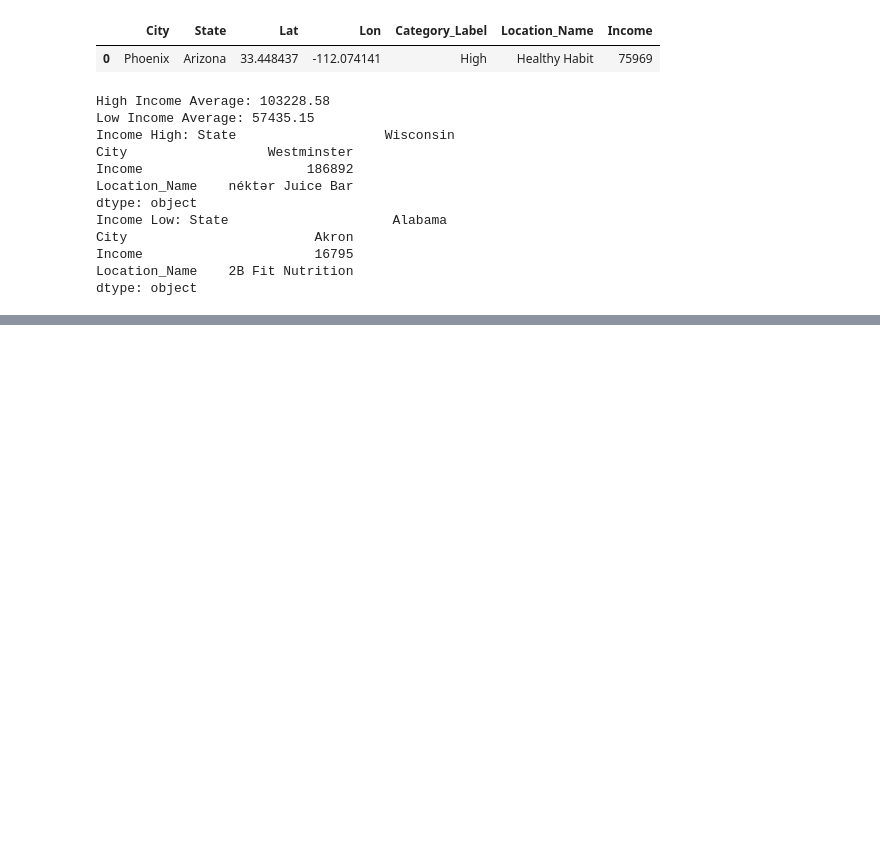
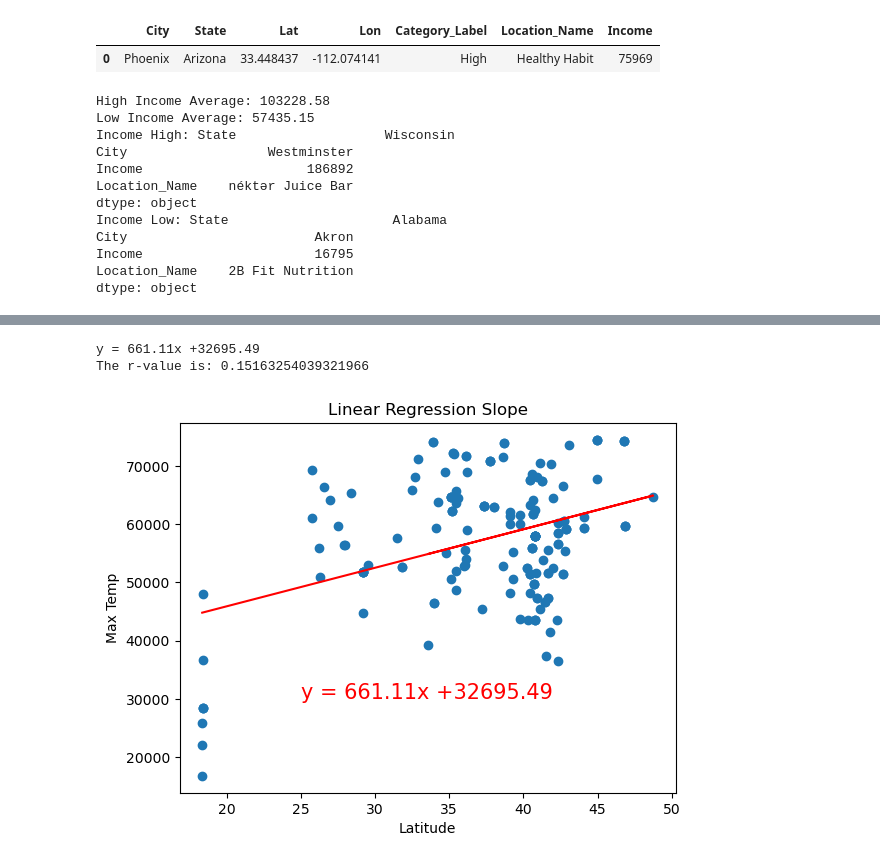
Before and after one commit to bseri0/Proj_1, a Jupyter notebook: py_api/alan_prj_1.ipynb, the cells around one changed output, grey strips where cells are left out. Saved outputs shown, nothing was run; the diff lists cells and outputs as text; code cells hidden in the pictures; blank space fills up the shorter version.

```diff
--- a/py_api/alan_prj_1.ipynb
+++ b/py_api/alan_prj_1.ipynb
@@ -439,0 +499,6 @@ map_plot_nj
+# %%
+liner_regression_plts(no_dups_health_food_df["Lat"][no_dups_health_food_df['Category_Label'] == 'Low'], no_dups_health_food_df[no_dups_health_food_df['Category_Label'] == 'Low']['Income'], "Max Temp", (25, 30000),"Linear Regression Slope")
+# %% [output]
+y = 661.11x +32695.49
+The r-value is: 0.15163254039321966
+[figure, added]
```
Also changed, not shown: parts of 9 cells of this notebook.
